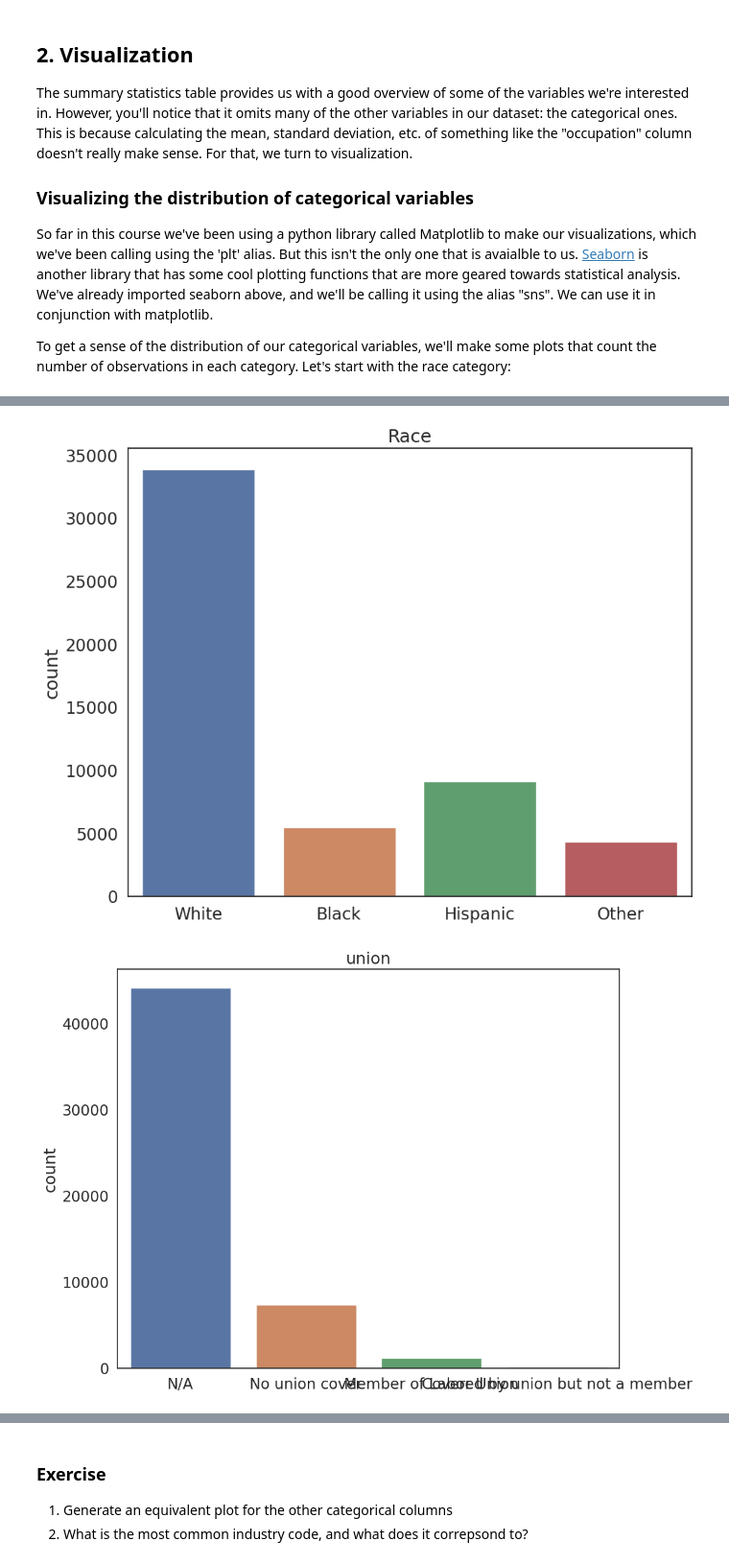
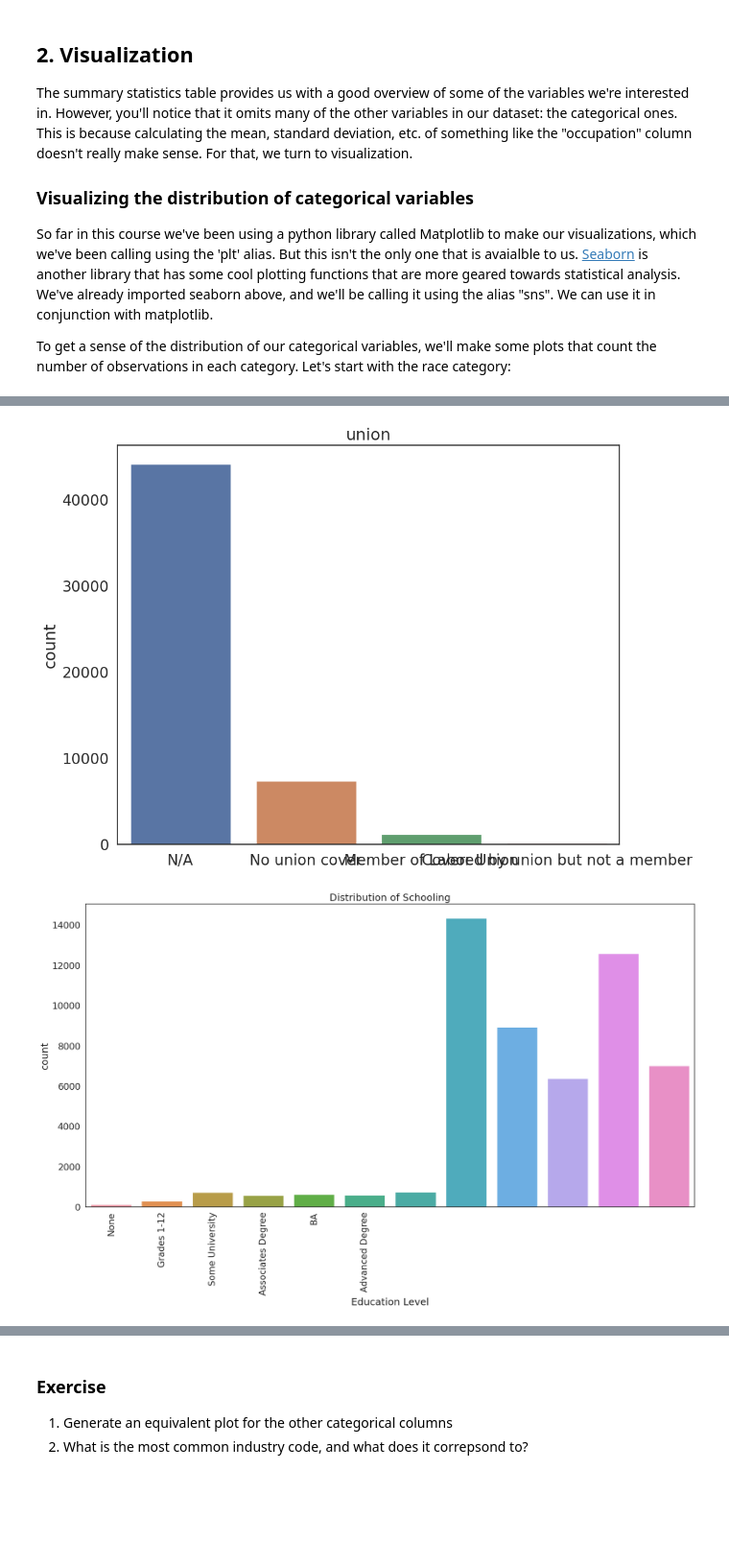
Before and after one commit to capucinelabouret/QM2, a Jupyter notebook: notebooks/W08. Linear Regression.ipynb, the cells around one changed output, grey strips where cells are left out. Shown at 96% size. Saved outputs shown, nothing was run; the diff lists cells and outputs as text; code cells hidden in the pictures; blank space fills up the shorter version.

```diff
--- a/notebooks/W08. Linear Regression.ipynb
+++ b/notebooks/W08. Linear Regression.ipynb
@@ -159,11 +166,4 @@ To get a sense of the distribution of our categorical variables, we'll make some
 # %%
-sns.countplot(data=reg_df, x='race') # plot the union variable
-
-plt.title('Race') # add a title
-plt.xlabel('') # remove the x axis label
-plt.xticks(ticks=[0,1,2,3],labels=['White', 'Black','Hispanic','Other']) # replace the x axis labels with more descriptive labels
-plt.show() # show the plot
-
 sns.countplot(data=reg_df, x='union') # plot the union variable
 
 plt.title('union') # add a title
@@ -171,5 +171,12 @@ plt.xlabel('') # remove the x axis label
 plt.xticks(ticks=[0,1,2,3],labels=['N/A', 'No union cover','Member of Labor Union','Covered by union but not a member']) # replace the x axis labels with more descriptive labels
 plt.show() # show the plot
 # %% [output]
-[figure, old version]
+[figure, new version]
-[figure, removed]
+# %%
+sns.countplot(data=reg_df, x='sch')
+plt.title('Distribution of Schooling')
+plt.xlabel('Education Level')
+plt.xticks(ticks=[0, 1, 2, 3, 4, 5], labels=['None', 'Grades 1-12', 'Some University', 'Associates Degree', 'BA', 'Advanced Degree'], rotation='vertical')
+plt.show()
+# %% [output]
+[figure, added]
```
Also changed, not shown: parts of 14 cells of this notebook.
